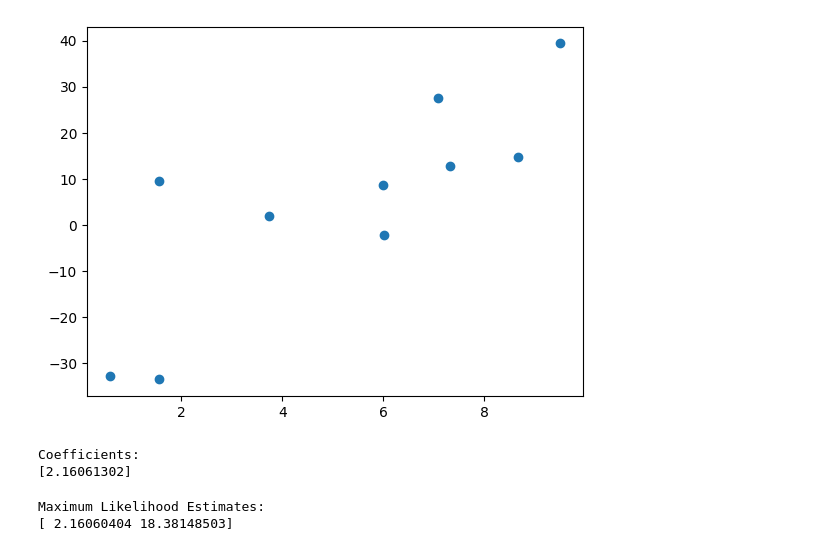
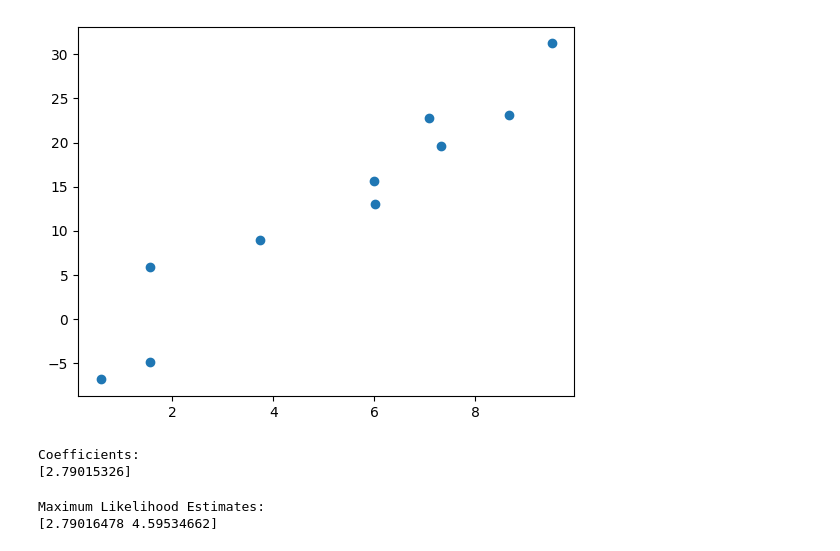
Before and after one commit to aaron1rcl/metropolis_hastings_from_scratch, a Jupyter notebook: 1_Bayesian_Regression.ipynb, the cells around one changed output. Saved outputs shown, nothing was run; the diff lists cells and outputs as text; code cells hidden in the pictures.

```diff
--- a/1_Bayesian_Regression.ipynb
+++ b/1_Bayesian_Regression.ipynb
@@ -8,24 +8,24 @@ from scipy.optimize import minimize
 # %%
 # Bayesian Regression
 np.random.seed(42)
 x = np.random.uniform(0, 10, 10)
-y = 3 * x + np.random.normal(0, 20, 10)
+y = 3 * x + np.random.normal(0, 5, 10)
 
 test = np.random.uniform(0, 5, 1000)
 min_val = float('inf')
 min_index = None
 for i in range(len(test)):
     pred = test[i] * x
     error = y - pred
     if np.sum(error) < min_val:
         min_val = np.sum(error)
         min_index = i
 
 # Plot the data points
 plt.scatter(x, y)
 plt.show()
 # %% [output]
-[figure, old version]
+[figure, new version]
 # %%
 
 
@@ -35,7 +35,7 @@ print("Coefficients:")
 print(lm.coef_)
 # %% [output]
 Coefficients:
-[2.16061302]
+[2.79015326]
 # %%
 # Maximum Likelihood Estimate
 def likelihood(beta, sd):
@@ -62,7 +62,7 @@ print("Maximum Likelihood Estimates:")
 print(result.x)
 # %% [output]
 Maximum Likelihood Estimates:
-[ 2.16060404 18.38148503]
+[2.79016478 4.59534662]
 # %%
 # Bayesian Regression
 def posterior_estimate(beta, sd, prior_beta, prior_sd):
```
Also changed, not shown: parts of 4 cells of this notebook.
